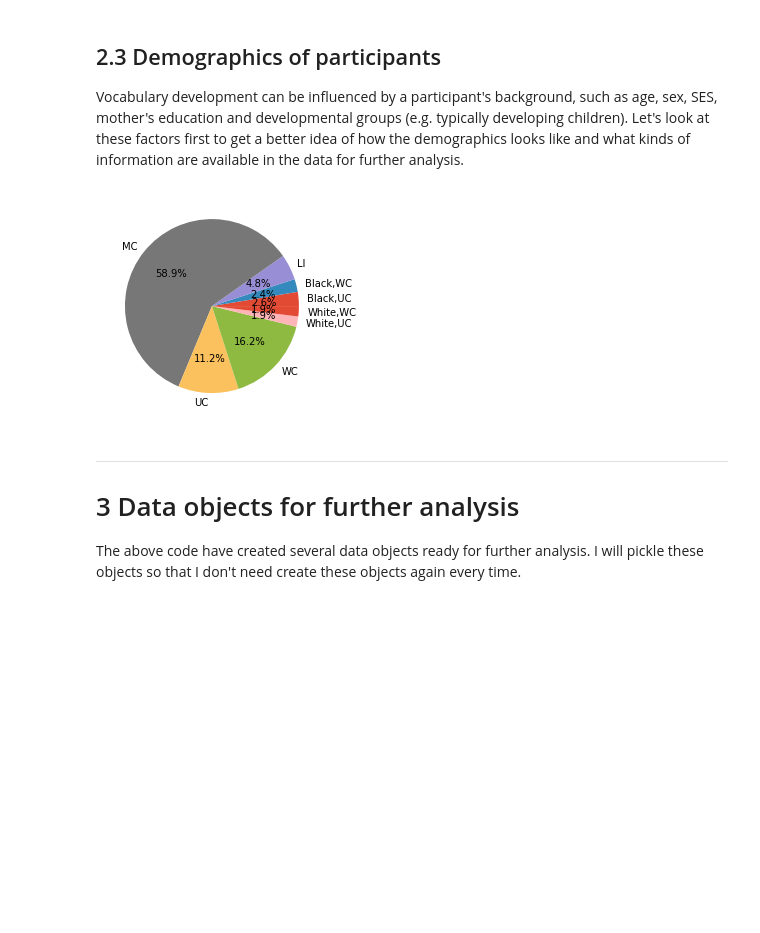
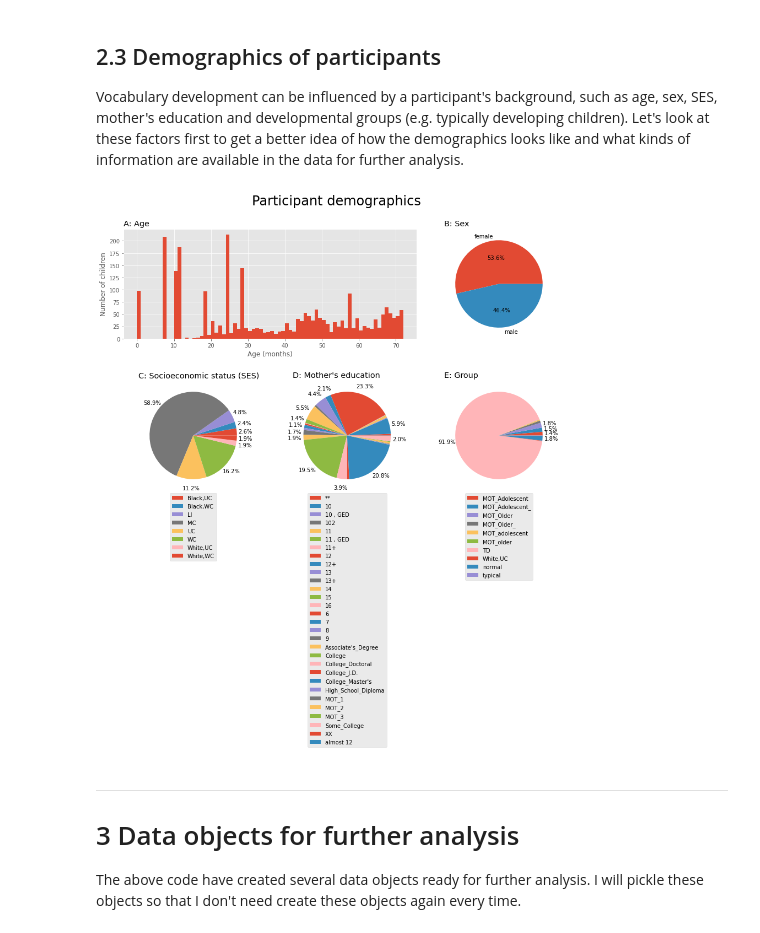
Before and after one commit to Data-Science-for-Linguists-2022/Child-Vocab-Development, a Jupyter notebook: data_curation.ipynb, the cells around one changed output. Drawn from its saved outputs; the diff is of its cells as text; code cells hidden in the pictures; blank space fills up the shorter version.

Commit message:
New figure

```diff
--- a/data_curation.ipynb
+++ b/data_curation.ipynb
@@ -585,14 +602,69 @@ Utterance count percentage: 44.55% by child; 55.45% by mother
 ## 2.3 Demographics of participants
 
 Vocabulary development can be influenced by a participant's background, such as age, sex, SES, mother's education and developmental groups (e.g. typically developing children). Let's look at these factors first to get a better idea of how the demographics looks like and what kinds of information are available in the data for further analysis.
-# %%
-import matplotlib.pyplot as plt
-plt.style.use('ggplot') # ggplot style
-
-
-ses_count = data_idx.groupby('ses').aggregate('count').file_path[1:]
-
-plt.pie(ses_count, labels=ses_count.index, autopct='%1.1f%%')
-plt.show()
-# %% [output]
-[figure, removed]
+# %%
+import matplotlib.pyplot as plt
+plt.style.use('ggplot') # ggplot style
+
+# ------------------------------------------------------------------------------
+# Data for plotting
+sex_count = data_idx.groupby('sex').aggregate('count').file_path[1:]
+ses_count = data_idx.groupby('ses').aggregate('count').file_path[1:]
+mot_edu_count = data_idx.groupby('mot_edu').aggregate('count').file_path[1:]
+group_count = data_idx.groupby('group').aggregate('count').file_path[1:]
+
+# ------------------------------------------------------------------------------
+# Create a figure object
+
+# Subplot dimension ratio
+gs_kw = dict(width_ratios=[1,1,1], height_ratios=[1,1])
+
+# Create a figure with 5 axes (i.e. 5 subplots), namely A, B, C, D, E
+fig, ax = plt.subplot_mosaic([['A', 'A', 'B'],  # Subplot spans across two grids
+                              ['C', 'D', 'E']],
+                              gridspec_kw=gs_kw, figsize=(12,14),
+                              constrained_layout=True)
+
+# ------------------------------------------------------------------------------
+# Plotting
+
+# Plotting A and B
+ax['A'].hist(data_idx.age_m, 72, histtype='bar',linewidth=1.3)
+ax['B'].pie(sex_count, labels=sex_count.index, autopct='%1.1f%%')
+
+# For C to E, subplots are also stored in a list for
+#   easier retrival of text objects in later steps
+obj = []
+obj.append(ax['C'].pie(ses_count, autopct='%1.1f%%', pctdistance=1.2))
+obj.append(ax['D'].pie(mot_edu_count, autopct='%1.1f%%', pctdistance=1.2))
+obj.append(ax['E'].pie(group_count, autopct='%1.1f%%', pctdistance=1.2))
+
+# Remove percentage labels if percentage < 1%
+for i in obj:
+    for pct_label in i[2]:
+        percent_str = pct_label.get_text()
+        if float(percent_str[:-1]) < 1:
+            pct_label.remove()
+
+# Set x and y labels of A
+ax['A'].set_xlabel('Age (months)')
+ax['A'].set_ylabel('Number of children')
+
+# Set legend
+ax['C'].legend(ses_count.index,loc="upper center",bbox_to_anchor=(0.5,0,0,0))
+ax['D'].legend(mot_edu_count.index,loc="upper center",bbox_to_anchor=(0.5,0,0,0))
+ax['E'].legend(group_count.index,loc="upper center",bbox_to_anchor=(0.5,0,0,0))
+
+# Set subplot titles
+ax['A'].set_title('\nA: Age', loc = 'left')
+ax['B'].set_title('\nB: Sex', loc = 'left')
+ax['C'].set_title('\nC: Socioeconomic status (SES)', loc = 'left')
+ax['D'].set_title('\nD: Mother\'s education', loc = 'left')
+ax['E'].set_title('\nE: Group', loc = 'left')
+
+# Set figure title
+fig.suptitle('Participant demographics', fontsize = 24)
+
+plt.show()
+# %% [output]
+[figure, added]
```
Also changed, not shown: parts of 8 cells of this notebook.
